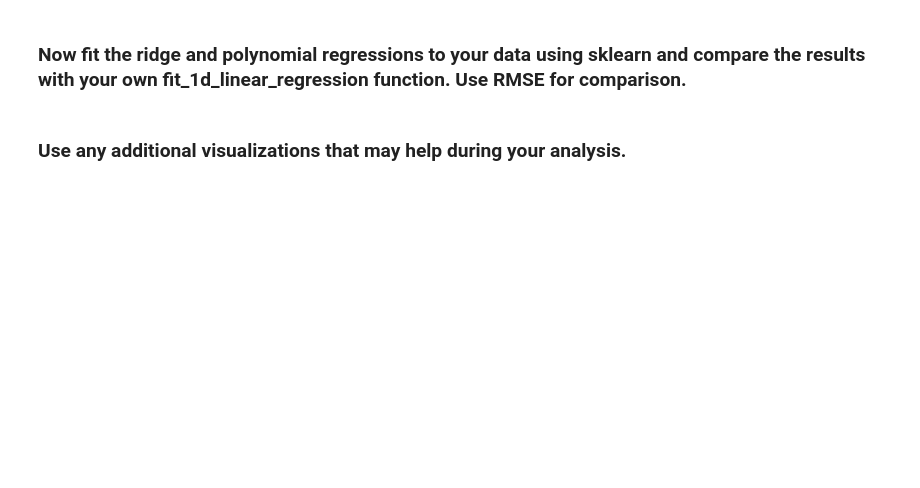
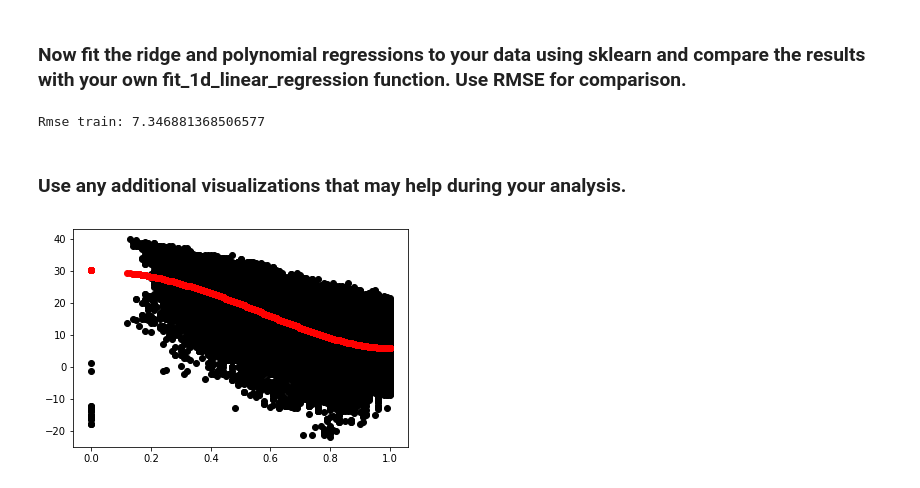
Before and after one commit to ed519/Intro_to_ml, a Jupyter notebook: Lecture6/Polynomial and ridge_practical_homework.ipynb, the cells around one changed output. Drawn from its saved outputs; the diff is of its cells as text; code cells hidden in the pictures; blank space fills up the shorter version.

```diff
--- a/Lecture6/Polynomial and ridge_practical_homework.ipynb
+++ b/Lecture6/Polynomial and ridge_practical_homework.ipynb
@@ -175,2 +201,30 @@ plt.show() # xoranard funkica funkciai grafik
+# %%
+from sklearn.linear_model import Ridge
+degree = 4
+
+poly_features = PolynomialFeatures(degree=degree)
+
+
+X_train_poly = poly_features.fit_transform(np.array(X_train).reshape(-1, 1))
+
+clf = Ridge(alpha=1.5)
+clf.fit(X_train_poly, y_train)
+
+
+y_train_predicted = clf.predict(X_train_poly)
+y_test_predict = clf.predict(poly_features.fit_transform(np.array(X_test).reshape(-1, 1)))
+
+print("Rmse train:" , np.sqrt(mean_squared_error(y_train, y_train_predicted)))
+# %% [output]
+Rmse train: 7.346881368506577
 # %% [markdown]
 ### Use any additional visualizations that may help during your analysis.
+# %%
+plt.scatter(X_train,y_train,c='k')
+plt.scatter(X_train,y_train_predicted,c='r')
+
+
+
+plt.show()
+# %% [output]
+[figure, added]
```
Also changed, not shown: parts of 3 cells of this notebook, 2 other files.
